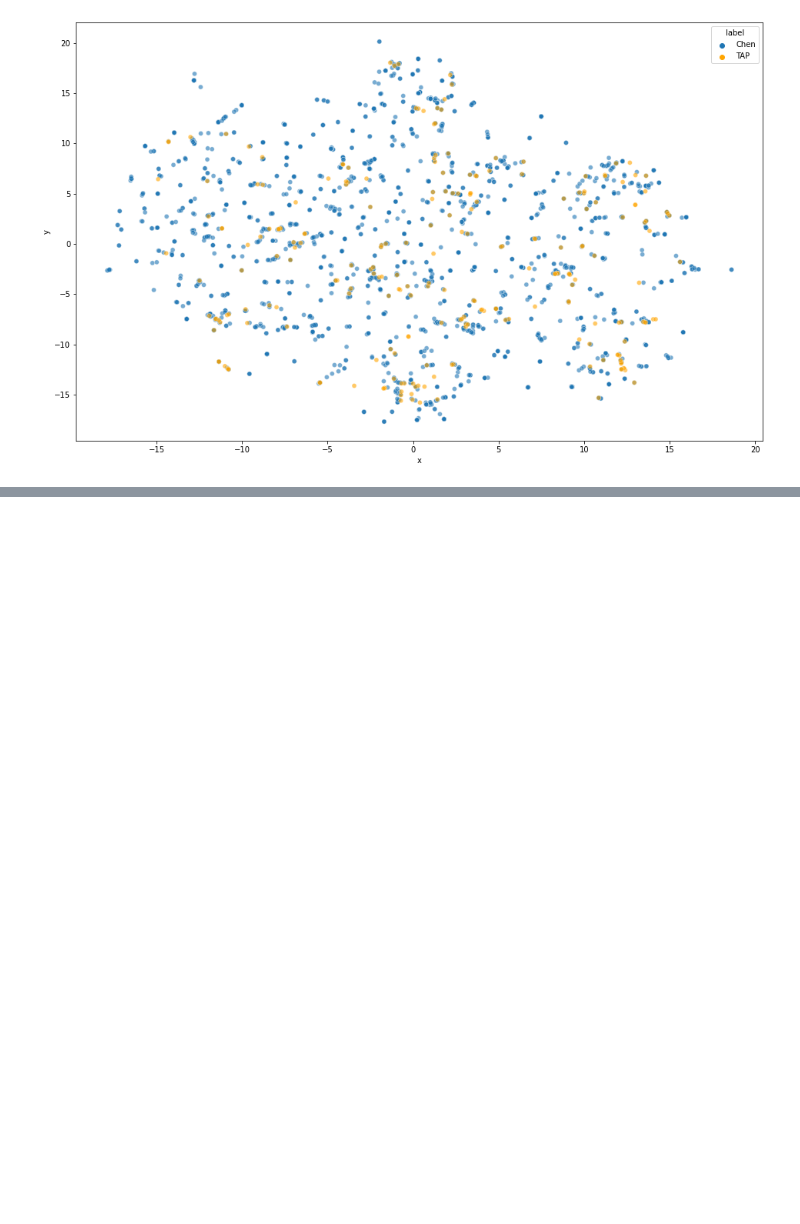
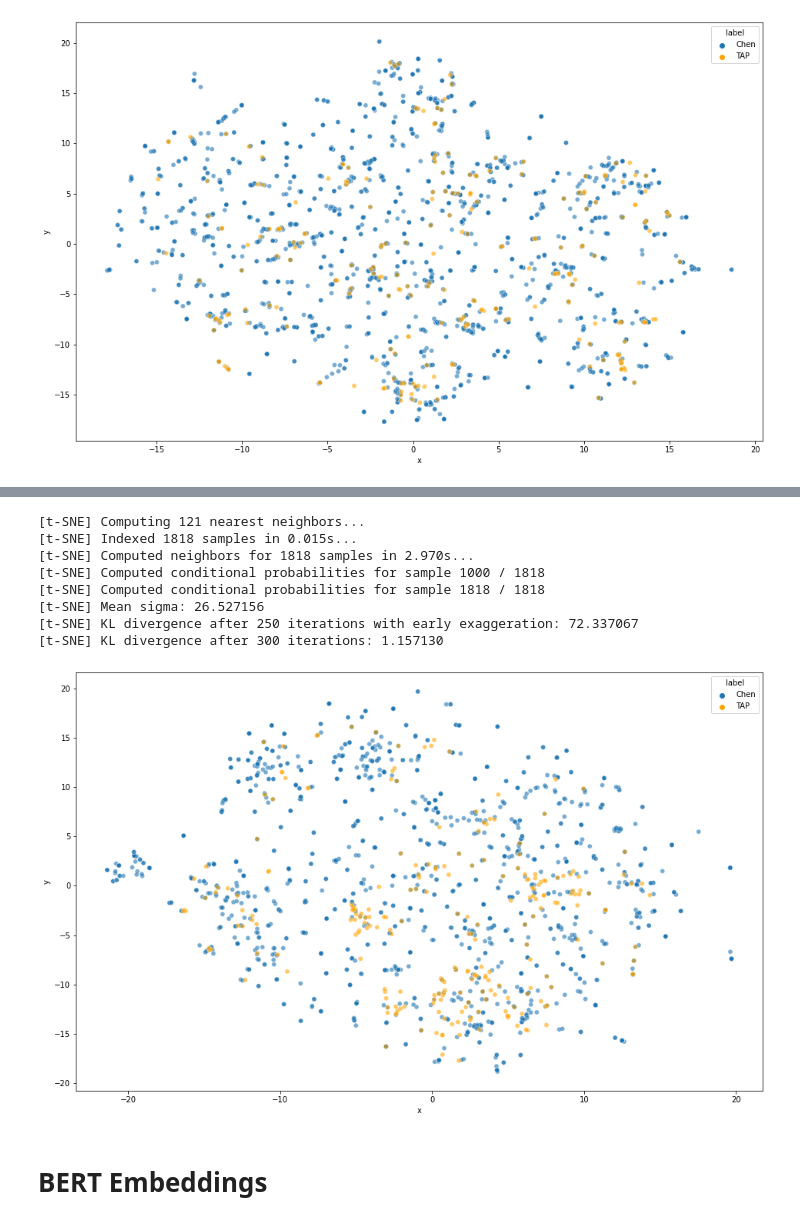
Before and after one commit to kvetab/di-pred, a Jupyter notebook: notebooks/reports/02-dataset-comparison.ipynb, the cells around one changed output, grey strips where cells are left out. Drawn from its saved outputs; the diff is of its cells as text; code cells hidden in the pictures; blank space fills up the shorter version.

```diff
--- a/notebooks/reports/02-dataset-comparison.ipynb
+++ b/notebooks/reports/02-dataset-comparison.ipynb
@@ -174,0 +296,14 @@ plot_tsne(x_data.drop(["Ab_ID", "label"], axis=1), list(x_data["label"]), compon
+# %%
+plot_tsne(x_data.drop(["Ab_ID", "label"], axis=1), list(x_data["label"]), components=2, perplexity=40, n_iter=300, metric="euclidean")
+# %% [output]
+[t-SNE] Computing 121 nearest neighbors...
+[t-SNE] Indexed 1818 samples in 0.015s...
+[t-SNE] Computed neighbors for 1818 samples in 2.970s...
+[t-SNE] Computed conditional probabilities for sample 1000 / 1818
+[t-SNE] Computed conditional probabilities for sample 1818 / 1818
+[t-SNE] Mean sigma: 26.527156
+[t-SNE] KL divergence after 250 iterations with early exaggeration: 72.337067
+[t-SNE] KL divergence after 300 iterations: 1.157130
+[figure, added]
+# %% [markdown]
+# BERT Embeddings
```
Also changed, not shown: parts of 26 cells of this notebook, 19 other files.
